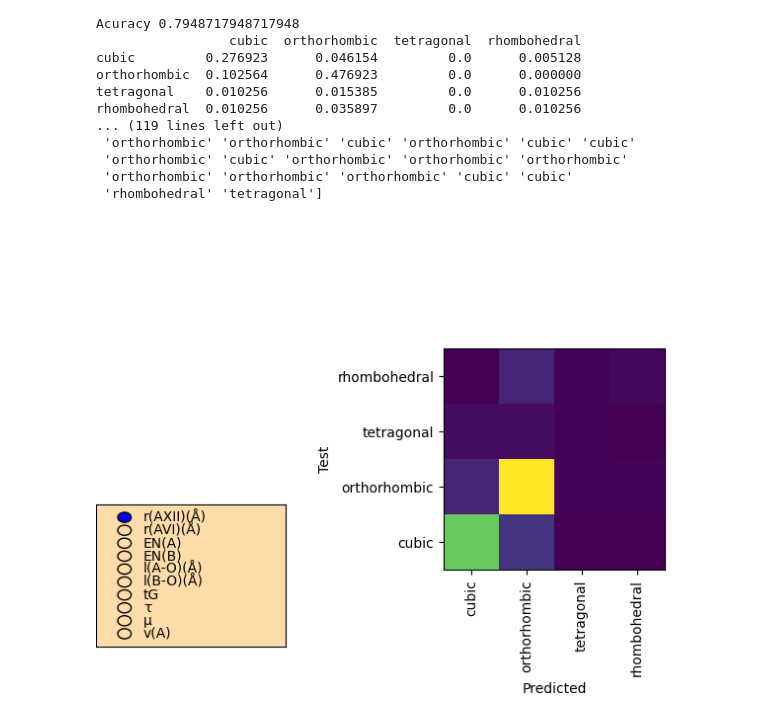
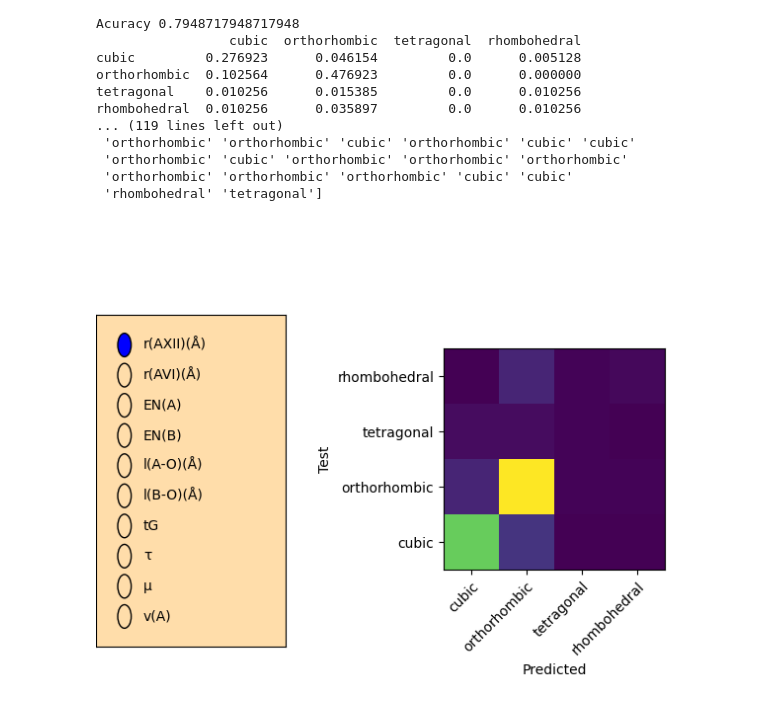
Before and after one commit to HoloNuke/Computing-Challenge2022, a Jupyter notebook: Classifier accuracy.ipynb, the cells around one changed output. Drawn from its saved outputs; the diff is of its cells as text; code cells hidden in the pictures.

```diff
--- a/Classifier accuracy.ipynb
+++ b/Classifier accuracy.ipynb
@@ -159,35 +159,36 @@ fig, ax = plt.subplots()
 col = ['r(AXII)(Å)','r(AVI)(Å)','EN(A)','EN(B)',"l(A-O)(Å)",'l(B-O)(Å)','tG','τ','μ','v(A)']
 structure = ["cubic","orthorhombic","tetragonal","rhombohedral"]
 array = pd.read_csv('r(AXII)(Å).csv',index_col=[0])
 ax.imshow(array, origin='lower')
 plt.subplots_adjust(left=0.55)
 
 # label
 ax.set_xlabel('Predicted')
 ax.set_ylabel('Test')
-
+fig.set_label('Predicted vs Test')
 # set tick labels
 ax.set_xticks([0, 1, 2, 3])
 ax.set_xticklabels(structure)
 ax.set_yticks([0, 1, 2, 3])
 ax.set_yticklabels(structure)
-
+plt.setp(ax.get_xticklabels(), rotation=45, ha="right",
+         rotation_mode="anchor")
 #Rotate ticks
-plt.xticks(rotation = 90)
+#plt.xticks(rotation = 90)
 
 # create radio box
-radio_ax = plt.axes([0.0, 0.1, 0.3, 0.3], facecolor='#FFDDAA')
+radio_ax = plt.axes([0.0, 0.1, 0.3, 0.7], facecolor='#FFDDAA')
 
 # create radio buttons
 radio = RadioButtons(radio_ax, col)
 
 # callback function to run when buttons are pressed
 def callback(label):
     array = pd.read_csv(f'{label}.csv',index_col=[0])
     ax.imshow(array, origin='lower')
 
 # connect function to radio object and show
 radio.on_clicked(callback)
 plt.show()
 # %% [output]
-[figure, old version]
+[figure, new version]
```
